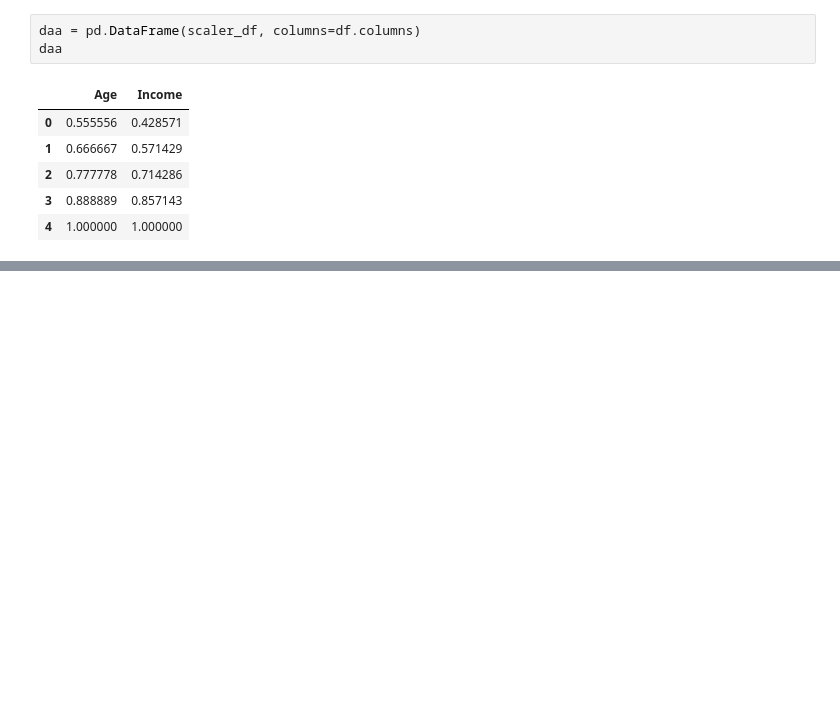
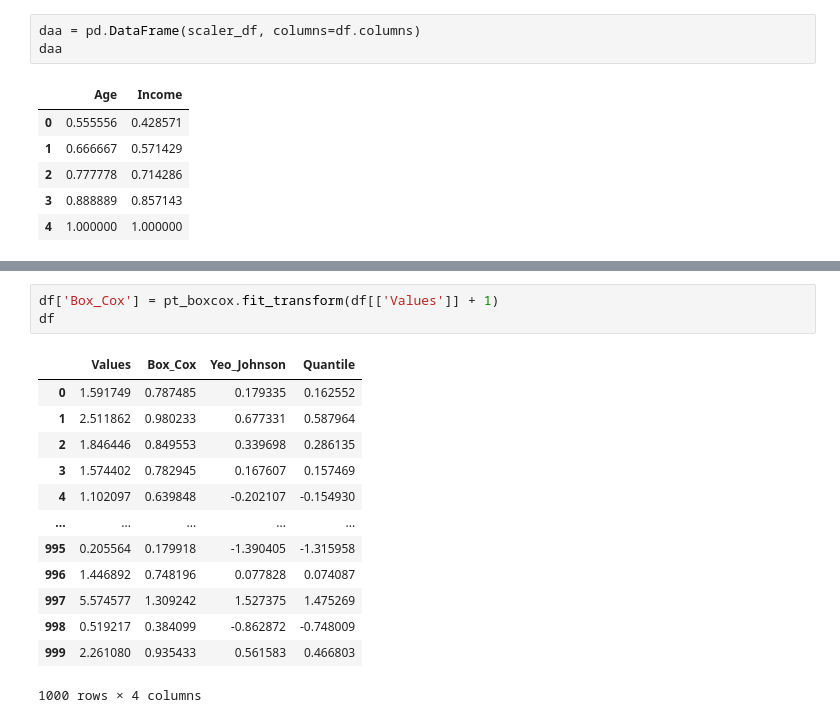
Before and after one commit to UmarAjmal/Machile_Learning_Practice, a Jupyter notebook: Sciket Learn/05_data_scaling/05_feature_scaling_and_normalization.ipynb, the cells around one changed output, grey strips where cells are left out. Saved outputs shown, nothing was run; the diff lists cells and outputs as text; blank space fills up the shorter version.

```diff
--- a/Sciket Learn/05_data_scaling/05_feature_scaling_and_normalization.ipynb
+++ b/Sciket Learn/05_data_scaling/05_feature_scaling_and_normalization.ipynb
@@ -192,0 +241,17 @@ daa
+# %%
+df['Box_Cox'] = pt_boxcox.fit_transform(df[['Values']] + 1)
+df
+# %% [output]
+|  | Values | Box_Cox | Yeo_Johnson | Quantile |
+| 0 | 1.591749 | 0.787485 | 0.179335 | 0.162552 |
+| 1 | 2.511862 | 0.980233 | 0.677331 | 0.587964 |
+| 2 | 1.846446 | 0.849553 | 0.339698 | 0.286135 |
+| 3 | 1.574402 | 0.782945 | 0.167607 | 0.157469 |
+| 4 | 1.102097 | 0.639848 | -0.202107 | -0.154930 |
+| ... | ... | ... | ... | ... |
+| 995 | 0.205564 | 0.179918 | -1.390405 | -1.315958 |
+| 996 | 1.446892 | 0.748196 | 0.077828 | 0.074087 |
+| 997 | 5.574577 | 1.309242 | 1.527375 | 1.475269 |
+| 998 | 0.519217 | 0.384099 | -0.862872 | -0.748009 |
+| 999 | 2.261080 | 0.935433 | 0.561583 | 0.466803 |
+1000 rows × 4 columns
```
Also changed, not shown: parts of 24 cells of this notebook, 6 other files.
